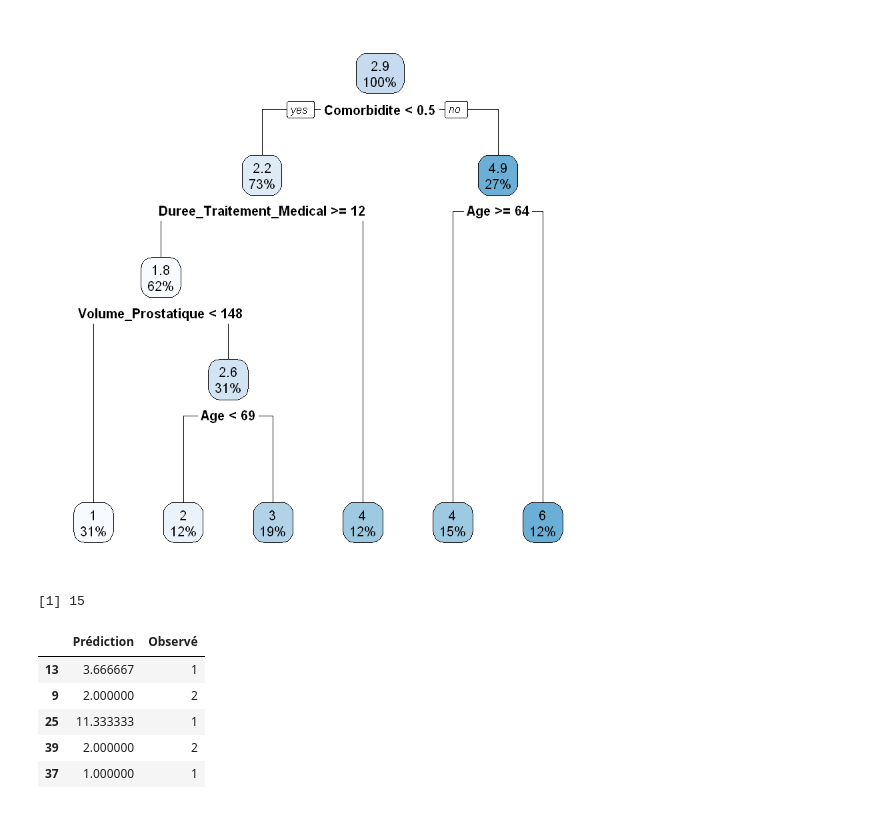
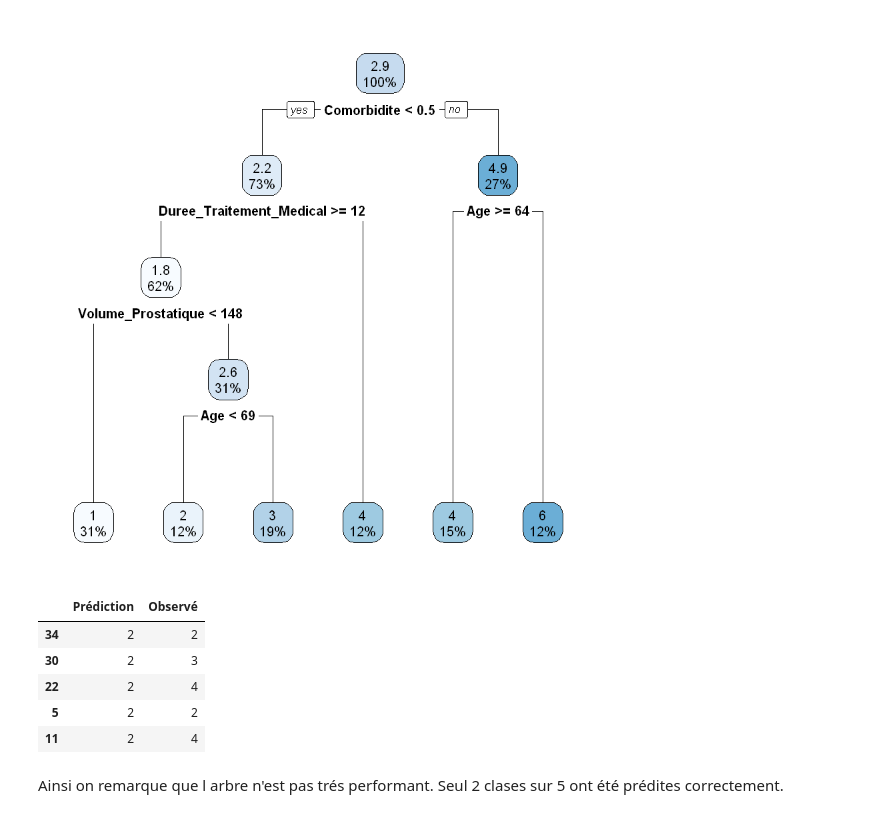
Before and after one commit to BigFab/TP_Adenome, a Jupyter notebook: vapor.ipynb, the cells around one changed output. Cells and saved outputs as stored; diff of their text form; code cells hidden in the pictures.

```diff
--- a/vapor.ipynb
+++ b/vapor.ipynb
@@ -876,15 +885,15 @@ rpart.plot(pSimple_clus)
 # %%
 # Evaluation de la performance de l'arbre avec 5 individus tirés au hasard
 rnd_individus = sample(1:nrow(vapor_pre_clus),5)
-length(tree_cluster)
-df <- data.frame(predict(pSimple_Ipss,vapor_pre_clus[rnd_individus,]), vapor_pre_clus[rnd_individus,11])
+df <- data.frame( round (predict(pSimple_Ipss,vapor_pre_clus[rnd_individus,])), vapor_pre_clus[rnd_individus,19])
 colnames(df) <- c("Prédiction","Observé")
 df
 # %% [output]
-[1] 15
 |  | Prédiction | Observé |
-| 13 | 3.666667 | 1 |
-| 9 | 2.000000 | 2 |
-| 25 | 11.333333 | 1 |
-| 39 | 2.000000 | 2 |
-| 37 | 1.000000 | 1 |
+| 34 | 2 | 2 |
+| 30 | 2 | 3 |
+| 22 | 2 | 4 |
+| 5 | 2 | 2 |
+| 11 | 2 | 4 |
+# %% [markdown]
+Ainsi on remarque que l arbre  n'est pas trés performant. Seul 2 clases sur 5 ont été prédites correctement.
```
Also changed, not shown: parts of 9 cells of this notebook.
